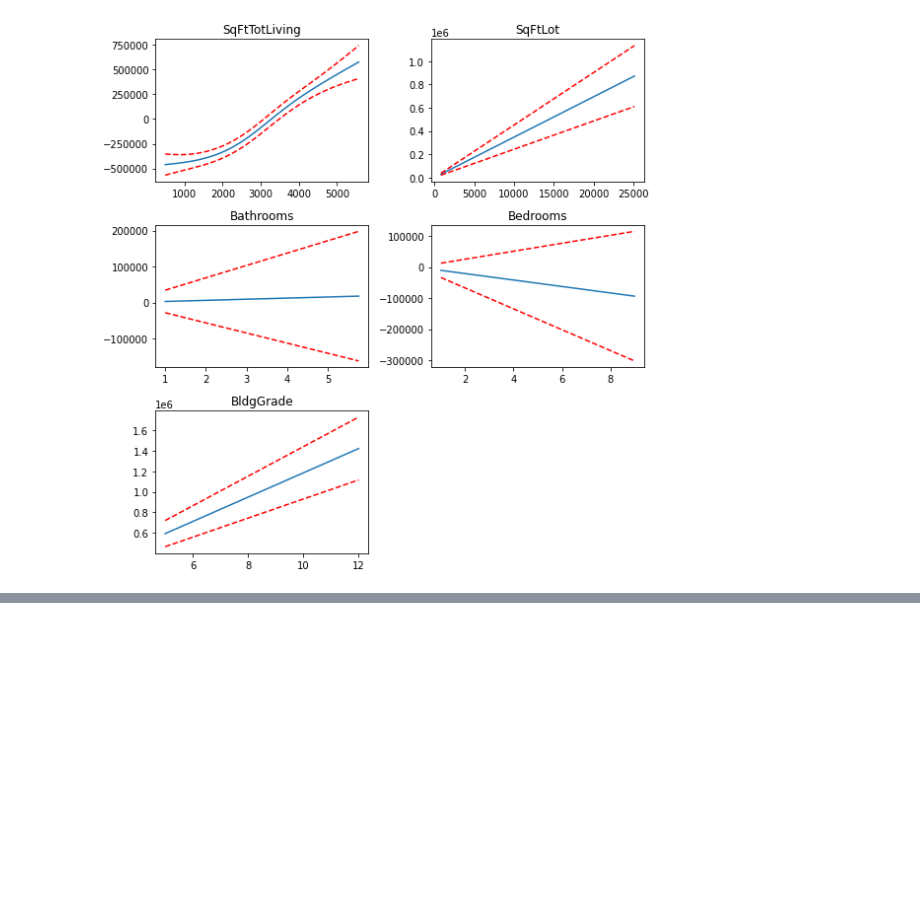
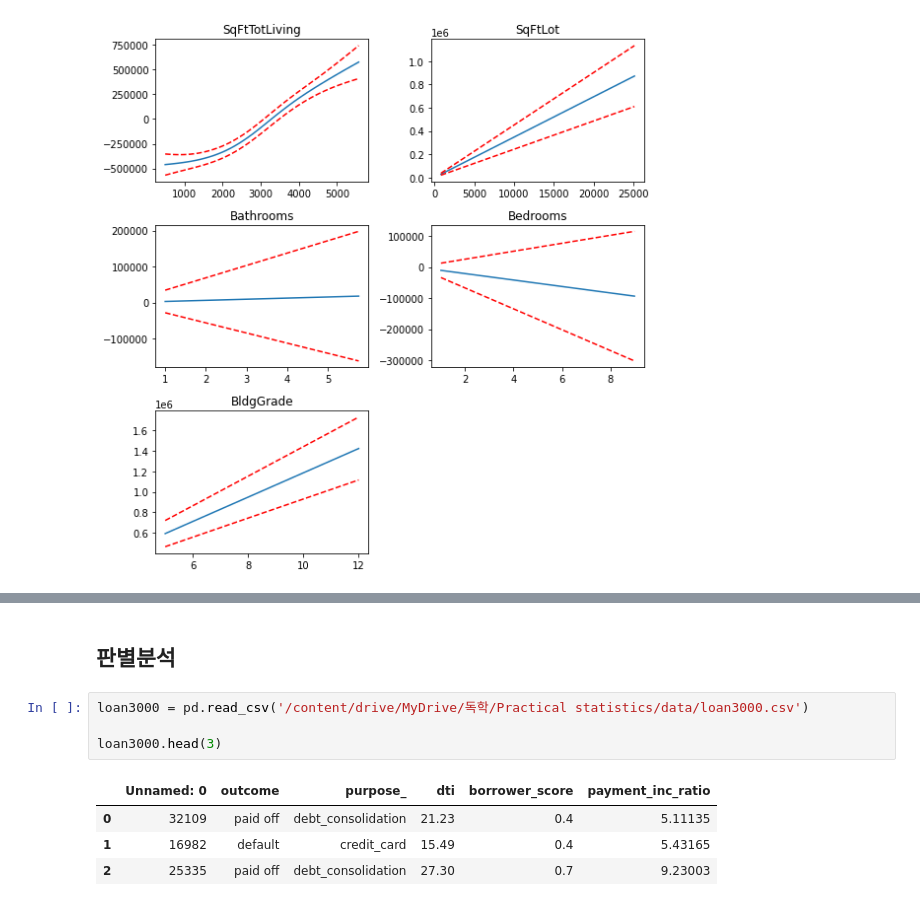
Before and after one commit to Je-Hyeon/My_Study_Materials2021, a Jupyter notebook: 데사통계정리.ipynb, the cells around one changed output, grey strips where cells are left out. Drawn from its saved outputs; the diff is of its cells as text; blank space fills up the shorter version.

```diff
--- a/데사통계정리.ipynb
+++ b/데사통계정리.ipynb
@@ -1553,0 +1639,11 @@ plt.tight_layout();
+# %% [markdown]
+## 판별분석
+# %%
+loan3000 = pd.read_csv('/content/drive/MyDrive/독학/Practical statistics/data/loan3000.csv')
+
+loan3000.head(3)
+# %% [output]
+|  | Unnamed: 0 | outcome | purpose_ | dti | borrower_score | payment_inc_ratio |
+| 0 | 32109 | paid off | debt_consolidation | 21.23 | 0.4 | 5.11135 |
+| 1 | 16982 | default | credit_card | 15.49 | 0.4 | 5.43165 |
+| 2 | 25335 | paid off | debt_consolidation | 27.30 | 0.7 | 9.23003 |
```
Also changed, not shown: parts of 13 cells of this notebook.
